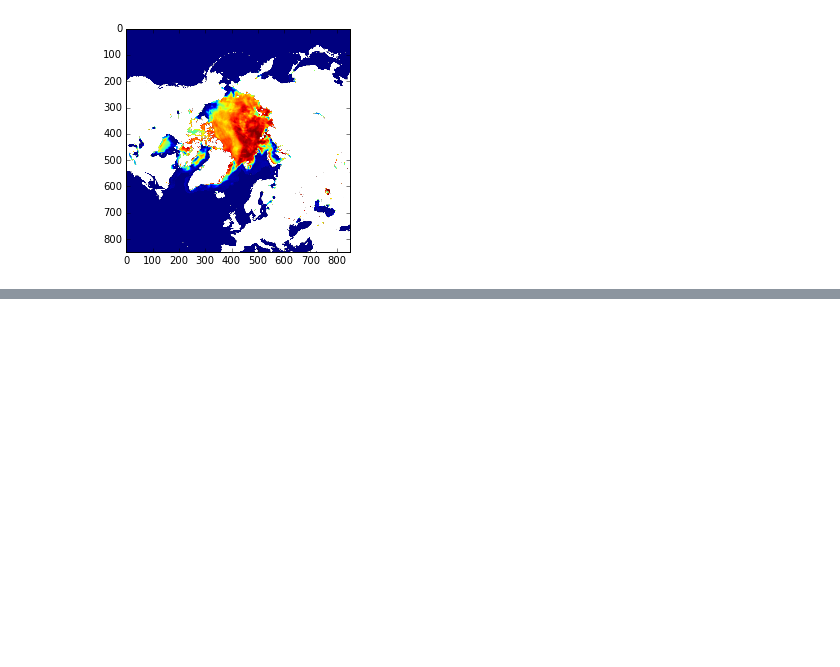
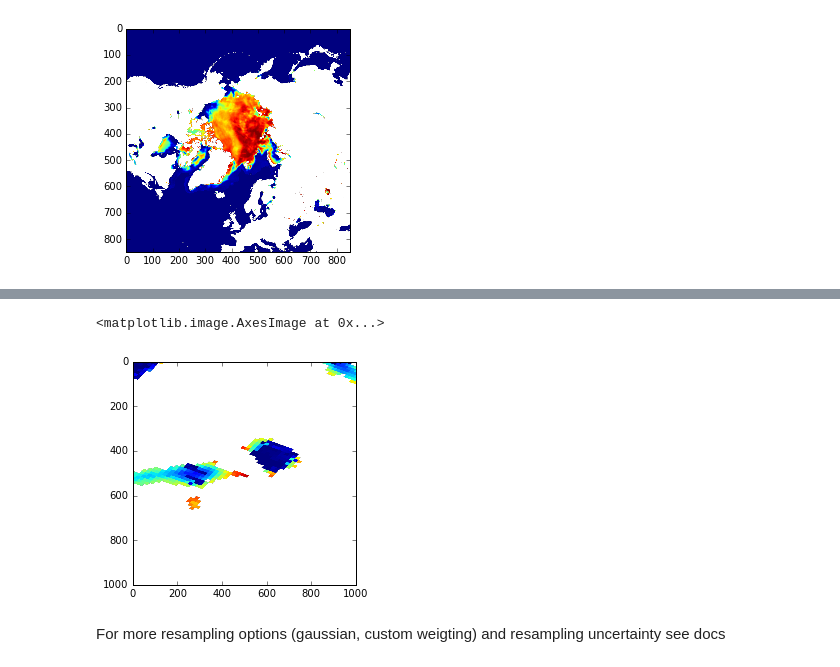
Before and after one commit to foss-sat/pytroll-demo, a Jupyter notebook: pyresample_demo.ipynb, the cells around one changed output, grey strips where cells are left out. Saved outputs shown, nothing was run; the diff lists cells and outputs as text; code cells hidden in the pictures; blank space fills up the shorter version.

Commit message:
working pyresample demo with 3 items covered

```diff
--- a/pyresample_demo.ipynb
+++ b/pyresample_demo.ipynb
@@ -56,0 +83,28 @@ imshow(result)
+# %%
+# Reduce data to relevant geographic area
+# Use smaller target area
+small_area_def = geometry.AreaDefinition(
+            'Gulf of Finland area',
+            'Test area',
+            'stere_north',
+            {'proj': 'laea', 'lat_0':'60', 'lon_0':'30', 'a':'6371228.0', 'units':'m'},
+            1000,
+            1000,
+            (-319929.9787432588, -544766.0133604591, 319929.9787432582, 566082.4534703239))
+
+# Get indices
+valid_input_index, valid_output_index, index_array, distance_array = kd_tree.get_neighbour_info(swath_def,
+                                                       small_area_def, 50000, neighbours=1)
+# Get pixel indices that belong to the target area
+from pyresample import data_reduce
+grid_lons, grid_lats = small_area_def.get_lonlats()
+valid_index = data_reduce.get_valid_index_from_lonlat_grid(grid_lons,
+                                                           grid_lats,
+                                                           lons,
+                                                           lats,
+                                                           radius_of_influence=10000)
+
+print "Number of valid pixels" % valid_input_index.sum()
+%timeit result = kd_tree.get_sample_from_neighbour_info('nn', small_area_def.shape, ice_conc, valid_input_index, valid_output_index, index_array)
+imshow(result)
+# %% [output]
@@ -56,0 +113,4 @@ imshow(result)
+<matplotlib.image.AxesImage at 0x...>
+[figure, added]
+# %% [markdown]
+For more resampling options (gaussian, custom weigting) and resampling uncertainty see docs
```
Also changed, not shown: parts of 10 cells of this notebook.
